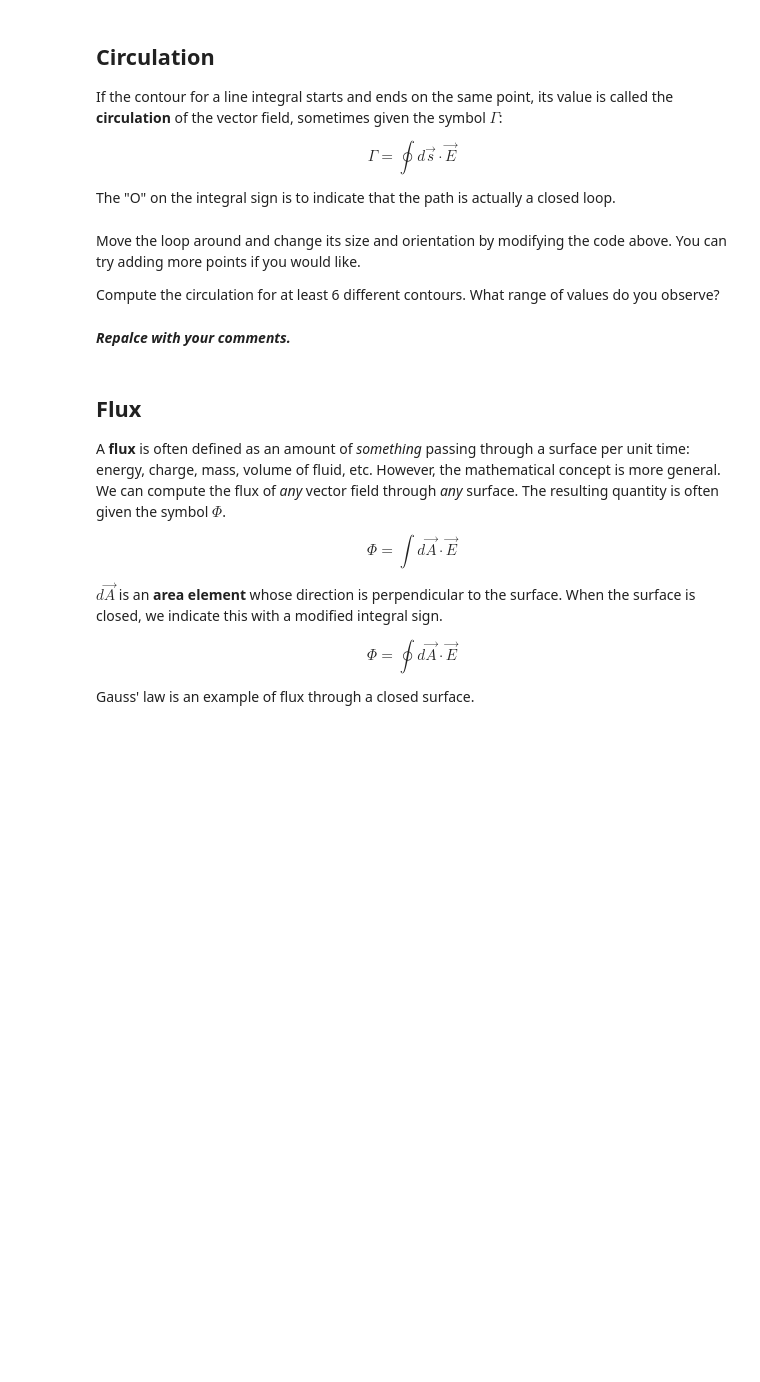
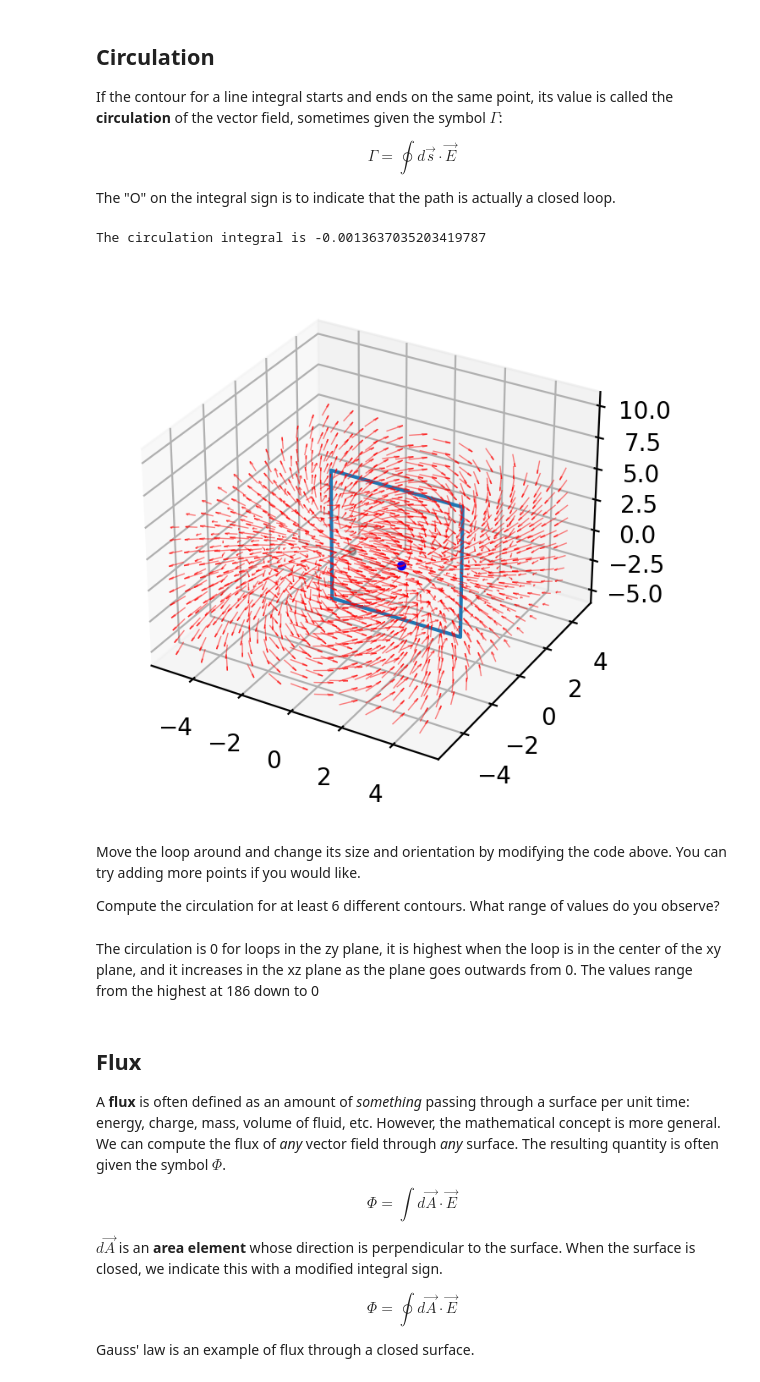
Before and after one commit to dr-kinder/electrodynamics, a Jupyter notebook: week-02/03-vector-calculus.ipynb, the cells around one changed output. Drawn from its saved outputs; the diff is of its cells as text; code cells hidden in the pictures; blank space fills up the shorter version.

```diff
--- a/week-02/03-vector-calculus.ipynb
+++ b/week-02/03-vector-calculus.ipynb
@@ -139,44 +186,47 @@ $$\Gamma = \oint d\vec{s} \cdot \vec{E}$$
 The "O" on the integral sign is to indicate that the path is actually a closed loop.
 # %%
 # Define a path.
-x0 = -1.5
-y0 = -1
-z0 = -4
+x0 = 0
+y0 = -3
+z0 = 0
 
 # Initial position.
 P0 = np.array([x0,y0,z0])
 
 # Use unit vectors to define the displacement.
-dx = 3 * vc.eX
-dy = 4 * vc.eY
-dz = 8 * vc.eZ
+dx = 5 * vc.eX
+dy = 7 * vc.eY
+dz = 10 * vc.eZ
 
 # Move to endpoint in steps along a single axis.
-P1 = P0 + dx
-P2 = P1 + dz
-P3 = P2 - dx
-P4 = P3 - dz
+P1 = P0 + dz
+P2 = P1 + dx
+P3 = P2 - dz
+P4 = P3 - dx
 
 # Assemble the points into a list.
 points = [P0, P1, P2, P3, P4]
 
 # Compute the circulation.
 Gamma = vc.path_integral(E, points, *grid)
 
 # Draw the electric field and the path.
 ax = vc.draw_path(E, points, *grid)
 
 # Indicate location of charges in plot.
 ax.scatter3D(*list(zip(R1,R2)),c=['k','b'], s=9)
 
 # Display the result.
 print("The circulation integral is", Gamma)
+# %% [output]
+The circulation integral is -0.0013637035203419787
+[figure, added]
 # %% [markdown]
 Move the loop around and change its size and orientation by modifying the code above.  You can try adding more points if you would like.
 
 Compute the circulation for at least 6 different contours.  What range of values do you observe?
 # %% [markdown]
-***Repalce with your comments.***
+The circulation is 0 for loops in the zy plane, it is highest when the loop is in the center of the xy plane, and it increases in the xz plane as the plane goes outwards from 0. The values range from the highest at 186 down to 0
 # %% [markdown]
 ## Flux
 
```
Also changed, not shown: parts of 9 cells of this notebook.
